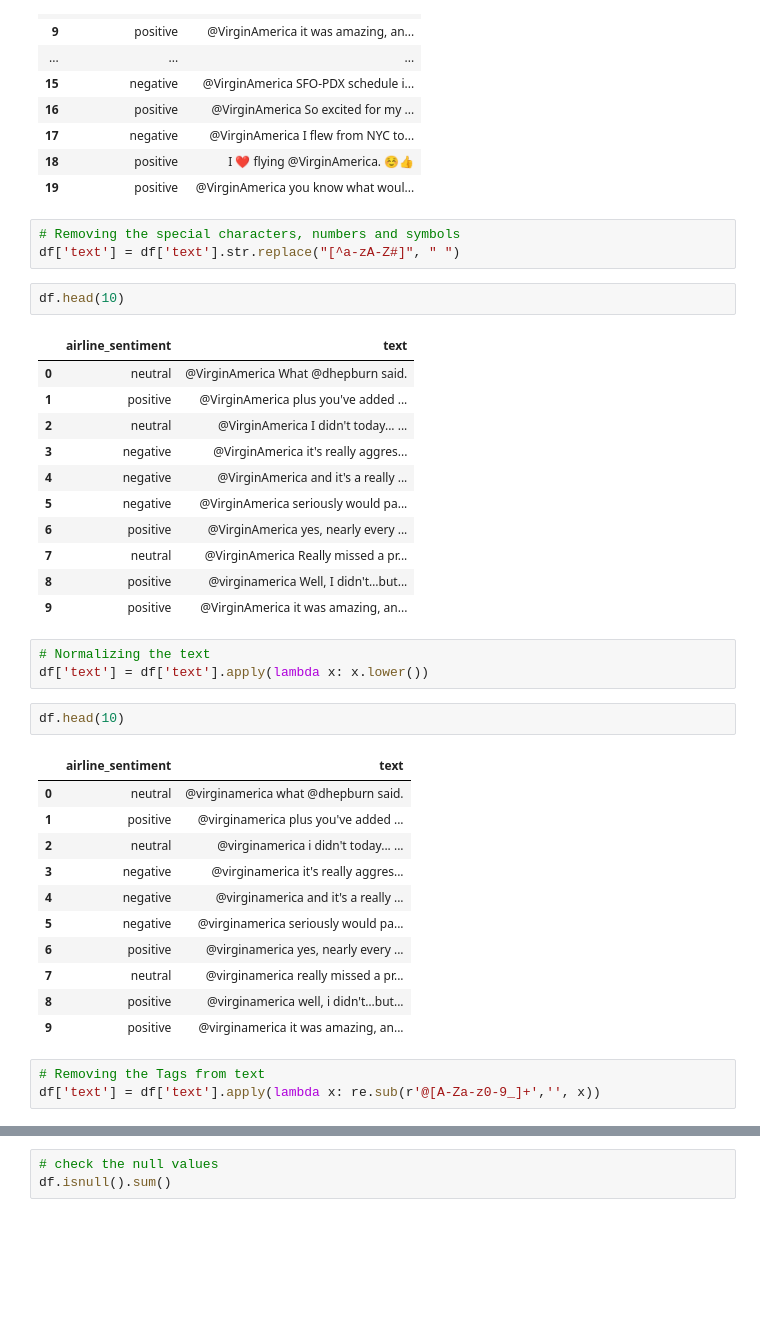
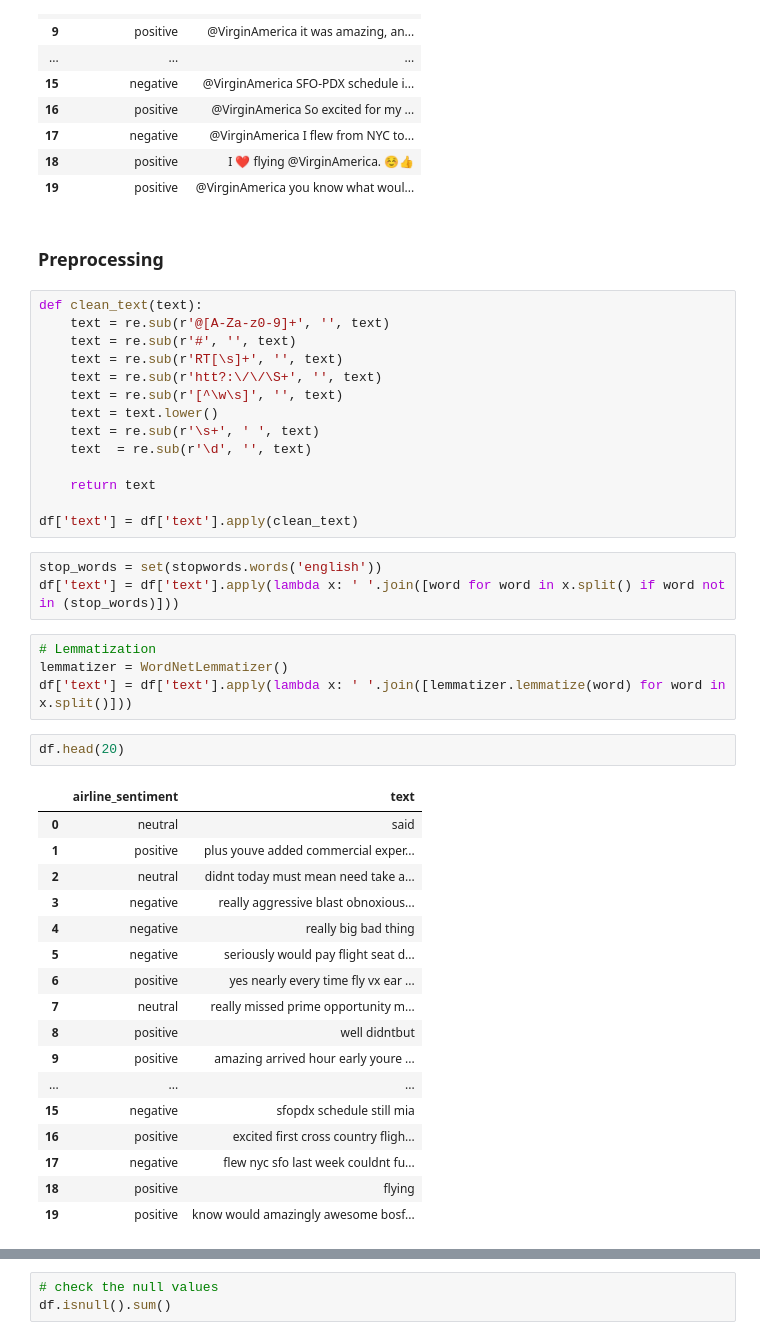
Before and after one commit to Mortti11/Advanced_Machine_Learning, a Jupyter notebook: NLP/Naive-Bayes-classification.ipynb, the cells around one changed output, grey strips where cells are left out. Drawn from its saved outputs; the diff is of its cells as text; blank space fills up the shorter version.

```diff
--- a/NLP/Naive-Bayes-classification.ipynb
+++ b/NLP/Naive-Bayes-classification.ipynb
@@ -59,40 +73,46 @@ df.head(20)
 | 17 | negative | @VirginAmerica I flew from NYC to... |
 | 18 | positive | I ❤️ flying @VirginAmerica. ☺️👍 |
 | 19 | positive | @VirginAmerica you know what woul... |
-# %%
-# Removing the special characters, numbers and symbols
-df['text'] = df['text'].str.replace("[^a-zA-Z#]", " ")
+# %% [markdown]
+### Preprocessing
+# %%
+def clean_text(text):
+    text = re.sub(r'@[A-Za-z0-9]+', '', text)
+    text = re.sub(r'#', '', text)
+    text = re.sub(r'RT[\s]+', '', text)
+    text = re.sub(r'htt?:\/\/\S+', '', text)
+    text = re.sub(r'[^\w\s]', '', text)
+    text = text.lower()
+    text = re.sub(r'\s+', ' ', text)
+    text  = re.sub(r'\d', '', text)
+
+    return text
+
+df['text'] = df['text'].apply(clean_text)
+# %%
+stop_words = set(stopwords.words('english'))
+df['text'] = df['text'].apply(lambda x: ' '.join([word for word in x.split() if word not in (stop_words)]))
+# %%
+# Lemmatization
+lemmatizer = WordNetLemmatizer()
+df['text'] = df['text'].apply(lambda x: ' '.join([lemmatizer.lemmatize(word) for word in x.split()]))
 # %%
-df.head(10)
+df.head(20)
 # %% [output]
 |  | airline_sentiment | text |
-| 0 | neutral | @VirginAmerica What @dhepburn said. |
-| 1 | positive | @VirginAmerica plus you've added ... |
-| 2 | neutral | @VirginAmerica I didn't today... ... |
-| 3 | negative | @VirginAmerica it's really aggres... |
-| 4 | negative | @VirginAmerica and it's a really ... |
-| 5 | negative | @VirginAmerica seriously would pa... |
-| 6 | positive | @VirginAmerica yes, nearly every ... |
-| 7 | neutral | @VirginAmerica Really missed a pr... |
-| 8 | positive | @virginamerica Well, I didn't…but... |
-| 9 | positive | @VirginAmerica it was amazing, an... |
+| 0 | neutral | said |
+| 1 | positive | plus youve added commercial exper... |
+| 2 | neutral | didnt today must mean need take a... |
+| 3 | negative | really aggressive blast obnoxious... |
+| 4 | negative | really big bad thing |
+| 5 | negative | seriously would pay flight seat d... |
+| 6 | positive | yes nearly every time fly vx ear ... |
+| 7 | neutral | really missed prime opportunity m... |
+| 8 | positive | well didntbut |
+| 9 | positive | amazing arrived hour early youre ... |
+| ... | ... | ... |
+| 15 | negative | sfopdx schedule still mia |
+| 16 | positive | excited first cross country fligh... |
+| 17 | negative | flew nyc sfo last week couldnt fu... |
+| 18 | positive | flying |
+| 19 | positive | know would amazingly awesome bosf... |
-# %%
-# Normalizing the text
-df['text'] = df['text'].apply(lambda x: x.lower())
-# %%
-df.head(10)
-# %% [output]
-|  | airline_sentiment | text |
-| 0 | neutral | @virginamerica what @dhepburn said. |
-| 1 | positive | @virginamerica plus you've added ... |
-| 2 | neutral | @virginamerica i didn't today... ... |
-| 3 | negative | @virginamerica it's really aggres... |
-| 4 | negative | @virginamerica and it's a really ... |
-| 5 | negative | @virginamerica seriously would pa... |
-| 6 | positive | @virginamerica yes, nearly every ... |
-| 7 | neutral | @virginamerica really missed a pr... |
-| 8 | positive | @virginamerica well, i didn't…but... |
-| 9 | positive | @virginamerica it was amazing, an... |
-# %%
-# Removing the Tags from text
-df['text'] = df['text'].apply(lambda x: re.sub(r'@[A-Za-z0-9_]+','', x))
```
Also changed, not shown: parts of 23 cells of this notebook, 6 other files.
